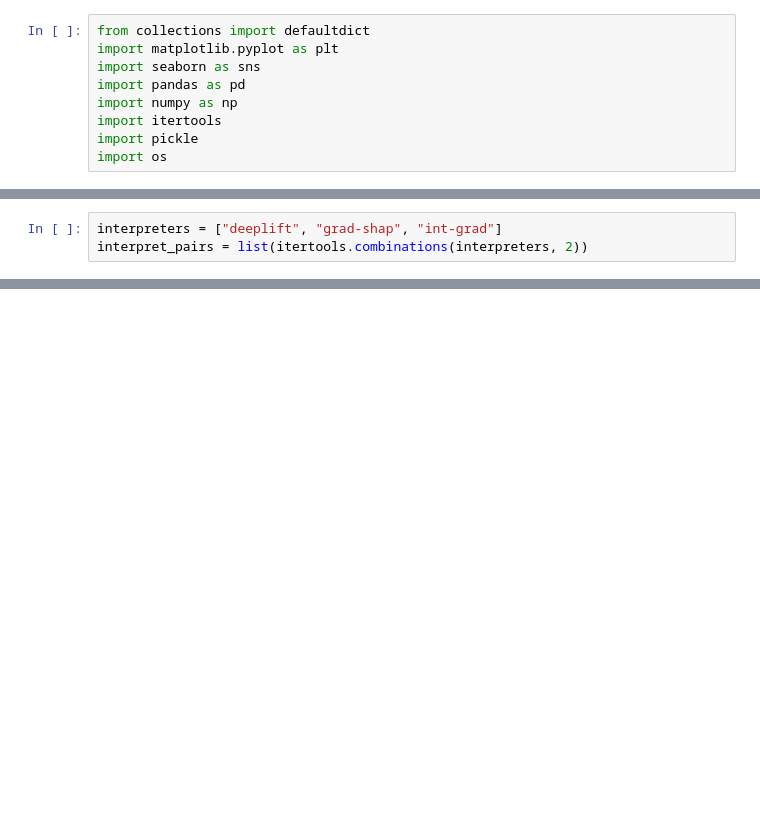
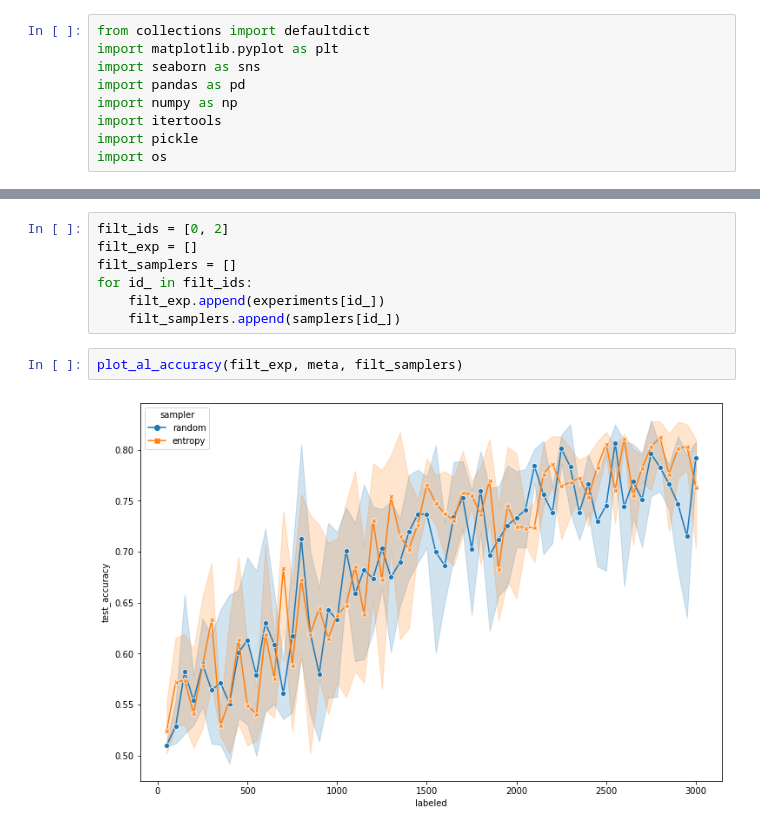
Before and after one commit to mttk/unity-in-xai-court, a Jupyter notebook: notebooks/viz.ipynb, the cells around one changed output, grey strips where cells are left out. Cells and saved outputs as stored; diff of their text form; blank space fills up the shorter version.

```diff
--- a/notebooks/viz.ipynb
+++ b/notebooks/viz.ipynb
@@ -25,3 +26,0 @@ for filename in os.listdir(base_dir):
-# %%
-interpreters = ["deeplift", "grad-shap", "int-grad"]
-interpret_pairs = list(itertools.combinations(interpreters, 2))
@@ -123,0 +171,11 @@ def plot_last_epoch_ci(experiments, intepret_pairs, dataset, model, al_sampler):
+# %%
+filt_ids = [0, 2]
+filt_exp = []
+filt_samplers = []
+for id_ in filt_ids:
+    filt_exp.append(experiments[id_])
+    filt_samplers.append(samplers[id_])
+# %%
+plot_al_accuracy(filt_exp, meta, filt_samplers)
+# %% [output]
+[figure, added]
```
Also changed, not shown: parts of 10 cells of this notebook, 4 other files.
